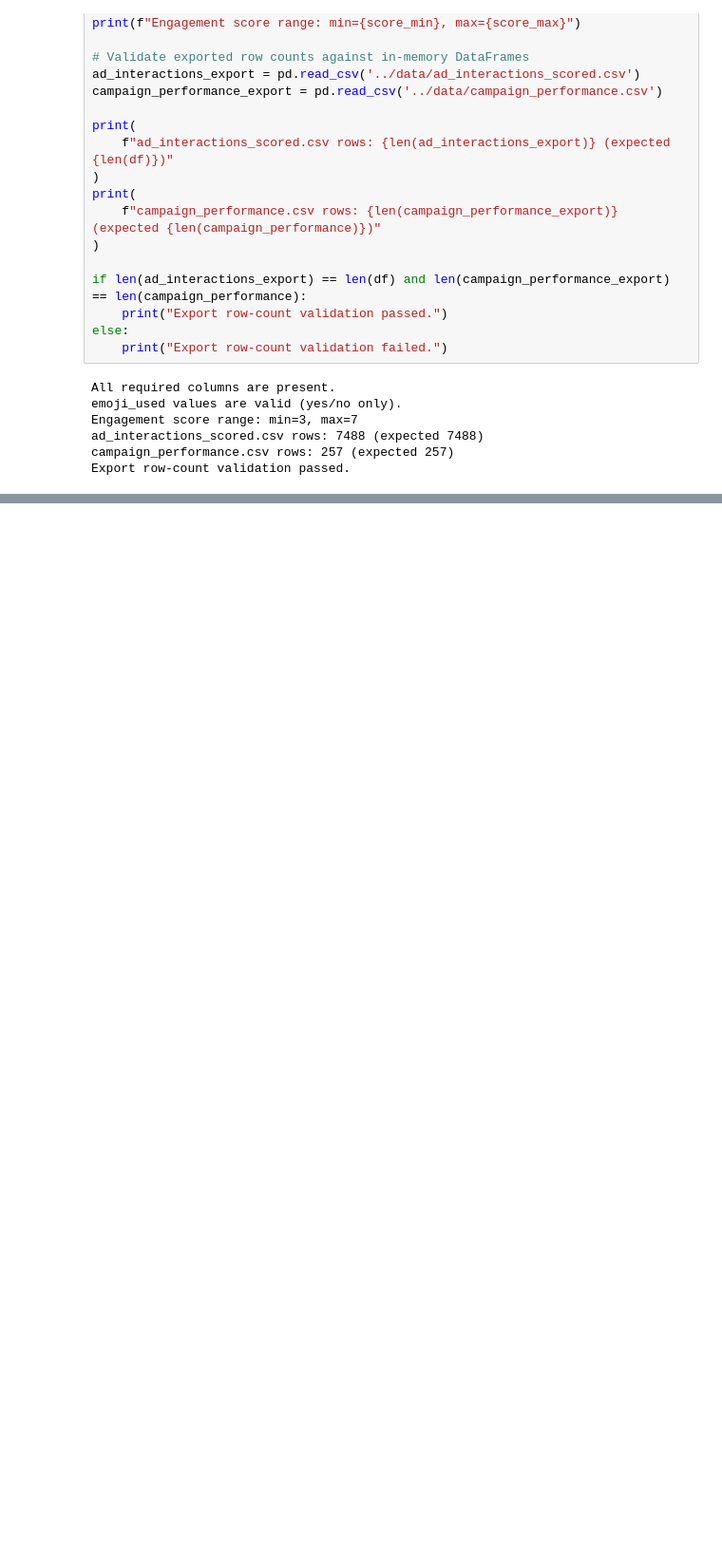
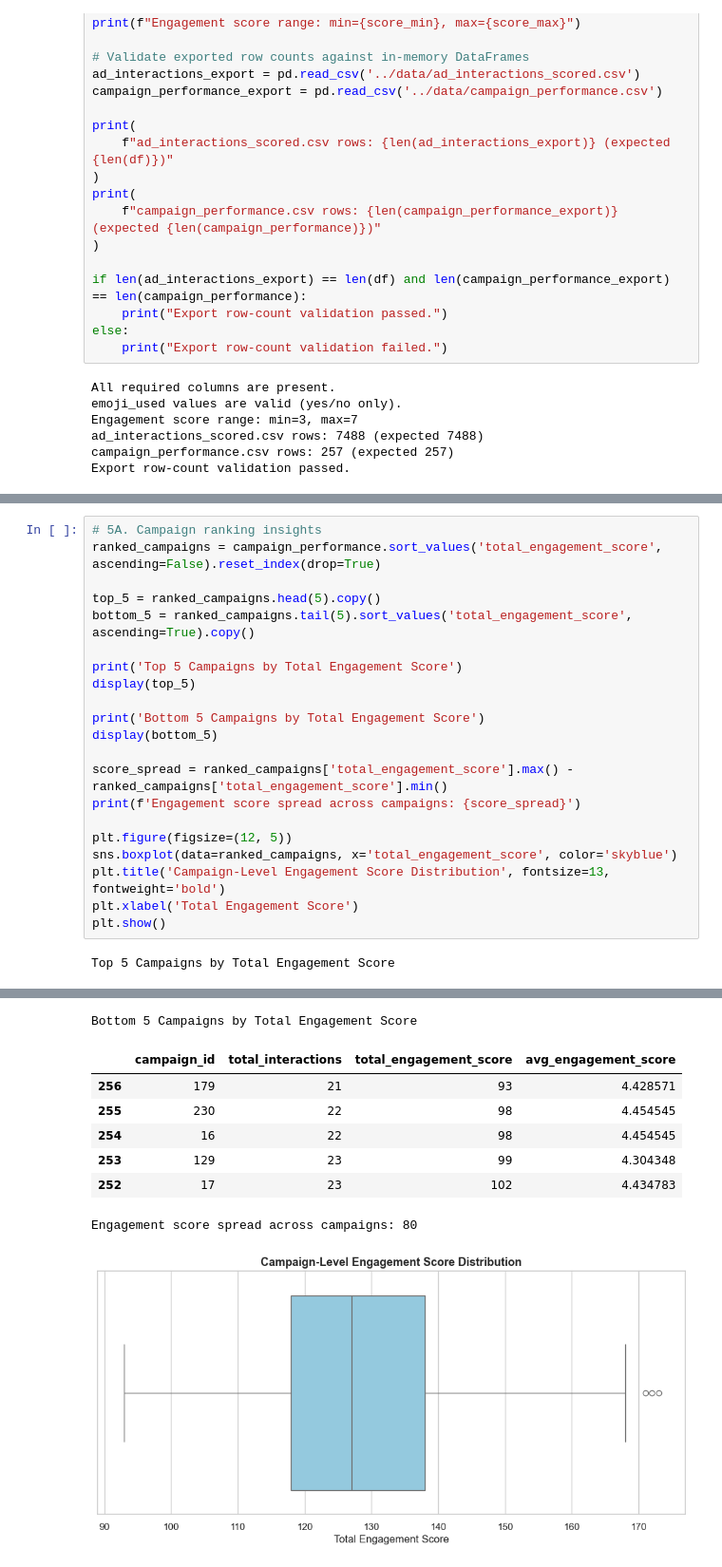
Before and after one commit to sumitiitj493-boop/ad-engagement-analysis, a Jupyter notebook: notebooks/03_engagement.ipynb, the cells around one changed output, grey strips where cells are left out. Shown at 95% size. Saved outputs shown, nothing was run; the diff lists cells and outputs as text; blank space fills up the shorter version.

Commit message:
Upgrade dashboard, add engagement insights, and refresh README

```diff
--- a/notebooks/03_engagement.ipynb
+++ b/notebooks/03_engagement.ipynb
@@ -159,0 +168,23 @@ Export row-count validation passed.
+# %%
+# 5A. Campaign ranking insights
+ranked_campaigns = campaign_performance.sort_values('total_engagement_score', ascending=False).reset_index(drop=True)
+
+top_5 = ranked_campaigns.head(5).copy()
+bottom_5 = ranked_campaigns.tail(5).sort_values('total_engagement_score', ascending=True).copy()
+
+print('Top 5 Campaigns by Total Engagement Score')
+display(top_5)
+
+print('Bottom 5 Campaigns by Total Engagement Score')
+display(bottom_5)
+
+score_spread = ranked_campaigns['total_engagement_score'].max() - ranked_campaigns['total_engagement_score'].min()
+print(f'Engagement score spread across campaigns: {score_spread}')
+
+plt.figure(figsize=(12, 5))
+sns.boxplot(data=ranked_campaigns, x='total_engagement_score', color='skyblue')
+plt.title('Campaign-Level Engagement Score Distribution', fontsize=13, fontweight='bold')
+plt.xlabel('Total Engagement Score')
+plt.show()
+# %% [output]
+Top 5 Campaigns by Total Engagement Score
@@ -159,0 +197,9 @@ Export row-count validation passed.
+Bottom 5 Campaigns by Total Engagement Score
+|  | campaign_id | total_interactions | total_engagement_score | avg_engagement_score |
+| 256 | 179 | 21 | 93 | 4.428571 |
+| 255 | 230 | 22 | 98 | 4.454545 |
+| 254 | 16 | 22 | 98 | 4.454545 |
+| 253 | 129 | 23 | 99 | 4.304348 |
+| 252 | 17 | 23 | 102 | 4.434783 |
+Engagement score spread across campaigns: 80
+[figure, added]
```
Also changed, not shown: parts of 3 cells of this notebook, 2 other files.
